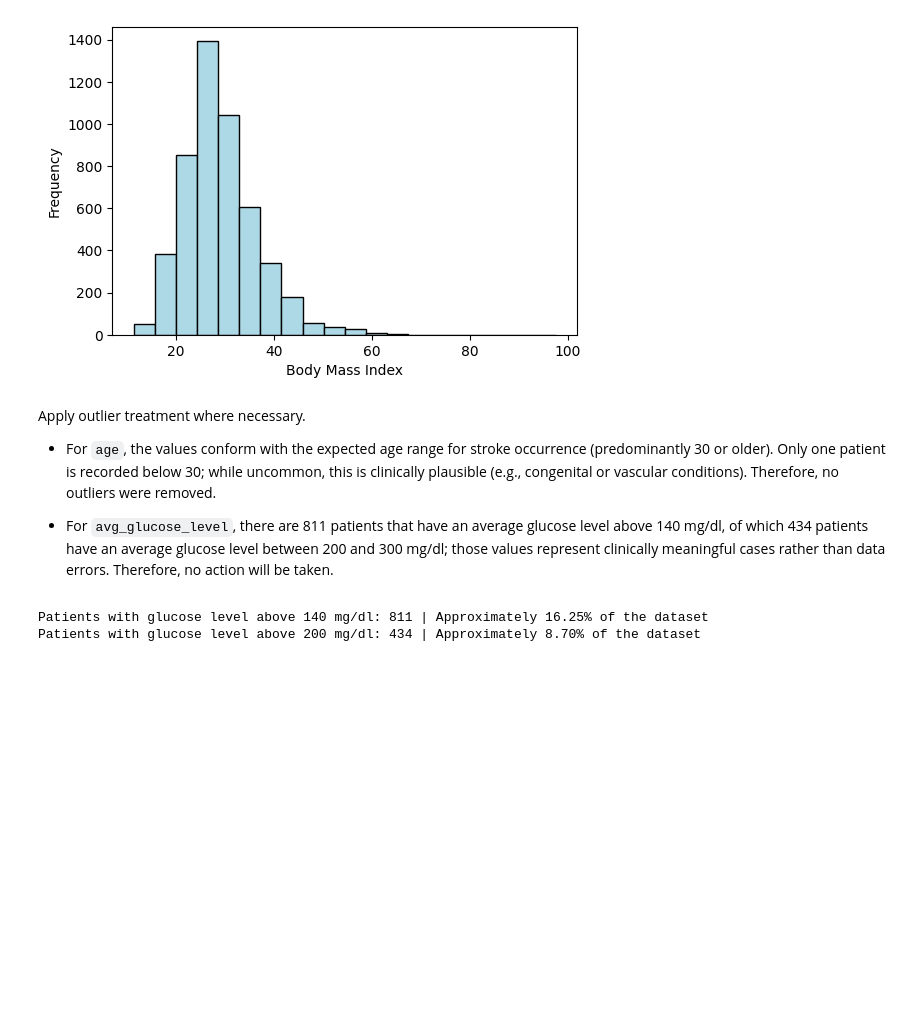
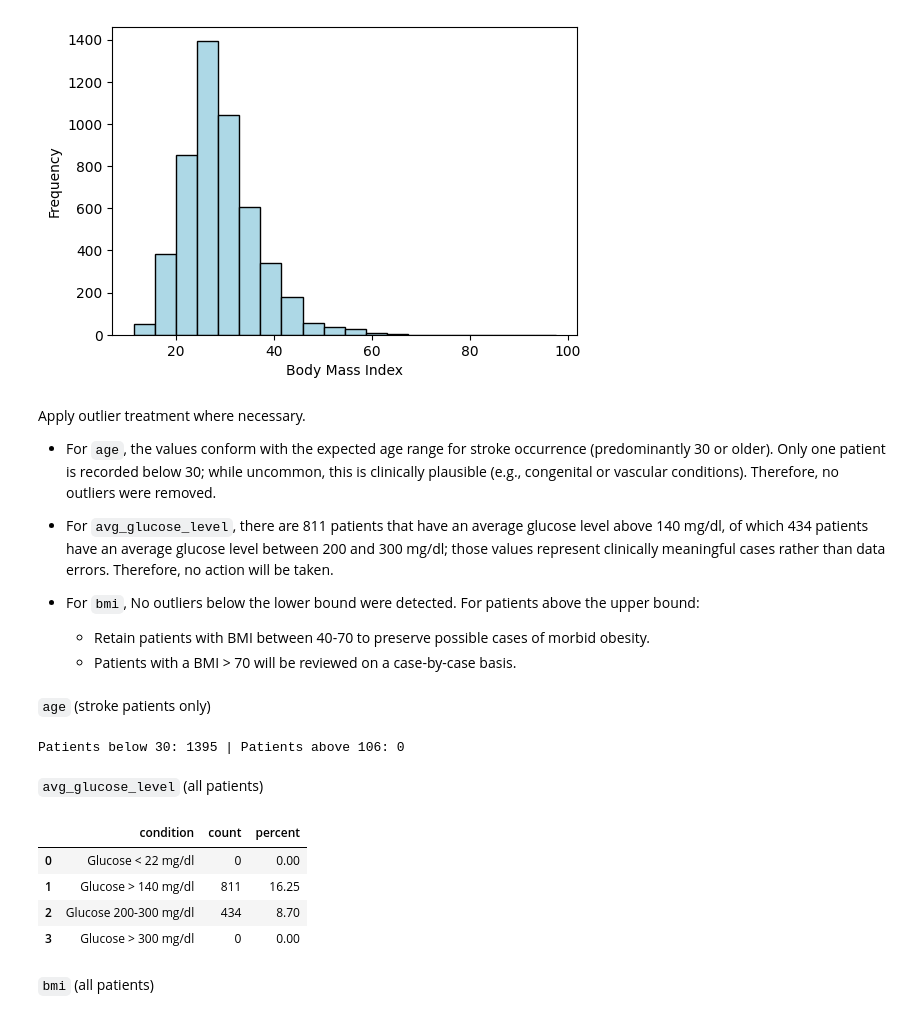
Before and after one commit to Yasir-4/data-science-practice, a Jupyter notebook: projects/mini-projects/stroke-analysis-mini-project.ipynb, the cells around one changed output. Cells and saved outputs as stored; diff of their text form; code cells hidden in the pictures; blank space fills up the shorter version.

```diff
--- a/projects/mini-projects/stroke-analysis-mini-project.ipynb
+++ b/projects/mini-projects/stroke-analysis-mini-project.ipynb
@@ -358,18 +411,72 @@ Apply outlier treatment where necessary.
 - For `age`, the values conform with the expected age range for stroke occurrence (predominantly 30 or older). Only one patient is recorded below 30; while uncommon, this is clinically plausible (e.g., congenital or vascular conditions). Therefore, no outliers were removed.
 
 - For `avg_glucose_level`, there are 811 patients that have an average glucose level above 140 mg/dl, of which 434 patients have an average glucose level between 200 and 300 mg/dl; those values represent clinically meaningful cases rather than data errors. Therefore, no action will be taken.
+
+- For `bmi`, No outliers below the lower bound were detected. For patients above the upper bound:
+    - Retain patients with BMI between 40-70 to preserve possible cases of morbid obesity.
+    - Patients with a BMI > 70 will be reviewed on a case-by-case basis.
+# %% [markdown]
+`age` (stroke patients only)
+# %%
+# Using helper functions defined at the top of the notebook. (count_below, count_above, count_between)
+
+# Create a series for age
+age = stroke_df_cleaned["age"]
+
+# Patients where age is < 30 (lower bound)
+patients_below_30 = count_below(age, 30)
+
+# Patients where age is > 106 (upper bound)
+patients_above_106 = count_above(age, 106)
+
+print(
+    f"Patients below 30: {patients_below_30} |",
+    f"Patients above 106: {patients_above_106}"
+)
+# %% [output]
+Patients below 30: 1395 | Patients above 106: 0
+# %% [markdown]
+`avg_glucose_level` (all patients)
 # %%
-patients_after_cleaning = stroke_df.shape[0]
+# Using helper functions defined at the top of the notebook. (count_below, count_above, count_between)
+
+# Total number of patients
+patients_after_cleaning = stroke_df_cleaned.shape[0]
+
+# Create a series for avg_glucose_level
+glucose = stroke_df_cleaned["avg_glucose_level"]
+
+
+# Patients with average glucose level < 22 mg/dl (lower bound)
+low_glucose = count_below(glucose,22)
+
 # Patients with average glucose level > 140 mg/dl
-high_glucose = stroke_df[stroke_df["avg_glucose_level"] > 140].shape[0]
+high_glucose = count_above(glucose, 140)
 high_glucose_pct = (high_glucose/patients_after_cleaning) * 100
 
-# Patients with average glucose level > 200 mg/dl
-very_high_glucose = stroke_df[stroke_df["avg_glucose_level"] > 200].shape[0]
+# Patients with average glucose level >= 200 and <= 300 mg/dl
+very_high_glucose = count_between(glucose, 200, 300)
 very_high_glucose_pct = (very_high_glucose/patients_after_cleaning) * 100
 
-print(f"Patients with glucose level above 140 mg/dl: {high_glucose} | Approximately {high_glucose_pct:.2f}% of the dataset")
-print(f"Patients with glucose level above 200 mg/dl: {very_high_glucose} | Approximately {very_high_glucose_pct:.2f}% of the dataset")
+# Patients with average glucose level > 300
+extreme_glucose = count_above(glucose, 300)
+
+
+# Build dataframe
+glucose_stats = pd.DataFrame([
+    {"condition": "Glucose < 22 mg/dl", "count": low_glucose, "percent": 0.0},
+    {"condition": "Glucose > 140 mg/dl", "count": high_glucose, "percent": high_glucose_pct},
+    {"condition": "Glucose 200-300 mg/dl", "count": very_high_glucose, "percent": very_high_glucose_pct},
+    {"condition": "Glucose > 300 mg/dl", "count": extreme_glucose, "percent": 0.0}
+])
+
+# Display glucose dataframe
+display(glucose_stats)
 # %% [output]
-Patients with glucose level above 140 mg/dl: 811 | Approximately 16.25% of the dataset
-Patients with glucose level above 200 mg/dl: 434 | Approximately 8.70% of the dataset
+|  | condition | count | percent |
+| 0 | Glucose < 22 mg/dl | 0 | 0.00 |
+| 1 | Glucose > 140 mg/dl | 811 | 16.25 |
+| 2 | Glucose 200-300 mg/dl | 434 | 8.70 |
+| 3 | Glucose > 300 mg/dl | 0 | 0.00 |
+# %% [markdown]
+`bmi` (all patients)
```
Also changed, not shown: parts of 19 cells of this notebook.
